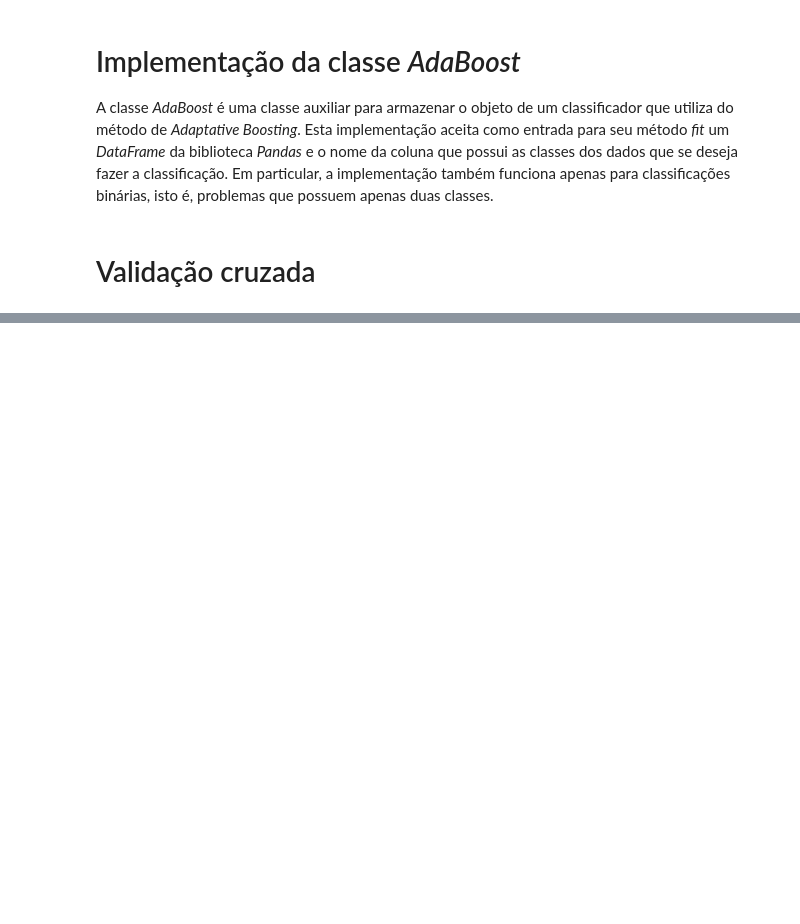
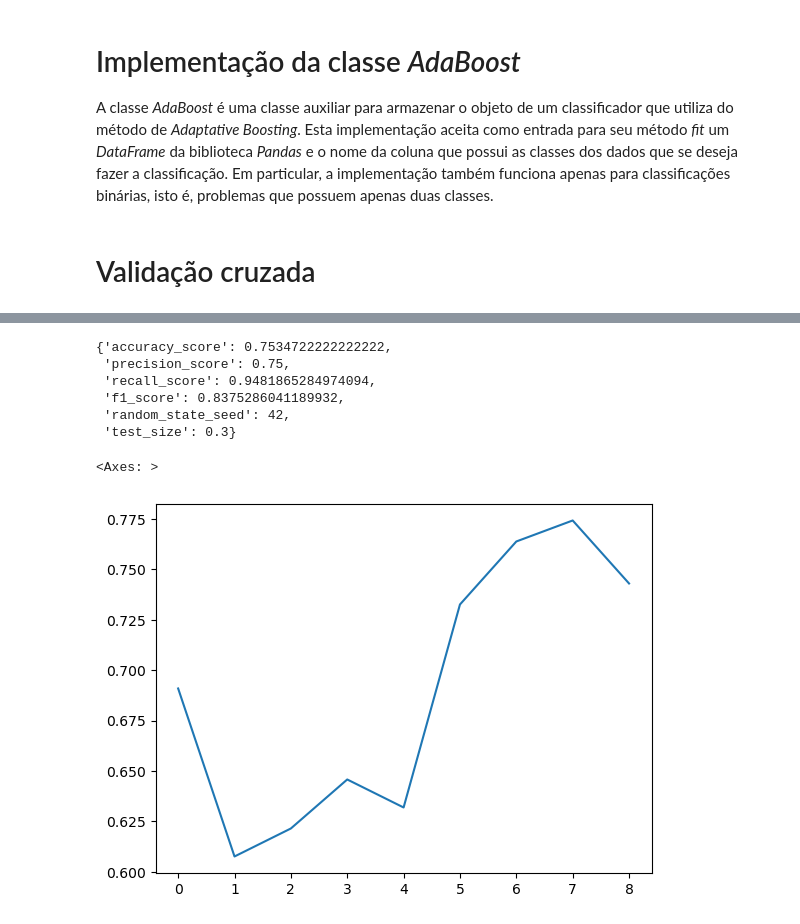
Before and after one commit to lframosferreira/boosting-process, a Jupyter notebook: notebooks/main.ipynb, the cells around one changed output, grey strips where cells are left out. Cells and saved outputs as stored; diff of their text form; code cells hidden in the pictures; blank space fills up the shorter version.

Commit message:
started plotting

```diff
--- a/notebooks/main.ipynb
+++ b/notebooks/main.ipynb
@@ -103,6 +104,7 @@ class AdaBoost:
         self.stumps_used = stumps_used
 
     def predict(self, X: pd.DataFrame) -> npt.NDArray[np.int8]:
+        assert self.fitted, "The model should be fitted before being used to predict something"
         predictions: npt.NDArray[np.int8] = np.empty(shape=X.shape[0], dtype=np.int8)
         for i, (_, row) in enumerate(X.iterrows()):
             agg_sum: np.float64 = 0
@@ -169,0 +180,48 @@ cross_validation(data=ttt_df)
+# %%
+# aux function to generate run_info from predictions
+
+def get_run_info(y_pred: npt.NDArray[np.int8], y_test: npt.NDArray[np.int8]) -> dict:
+
+    accuracy_score: np.float_ = metrics.accuracy_score(y_test, y_pred)
+    precision_score: npt.NDArray[np.float_] = metrics.precision_score(
+        y_test, y_pred, zero_division=0
+    )
+    recall_score: npt.NDArray[np.float_] = metrics.recall_score(
+        y_test, y_pred, zero_division=0
+    )
+    f1_score: npt.NDArray[np.float_] = metrics.f1_score(
+        y_test, y_pred
+    )
+    run_info: dict = {
+        "accuracy_score": accuracy_score,
+        "precision_score": precision_score,
+        "recall_score": recall_score,
+        "f1_score": f1_score,
+        "random_state_seed": RANDOM_STATE,
+        "test_size": TEST_SIZE,
+    }
+    return run_info
+# %%
+clf = AdaBoost(number_of_stumps=20)
+clf.fit(data=train, label_col="positive")
+y_pred: npt.NDArray[np.int8] =  clf.predict(X=X_test)
+get_run_info(y_pred=y_pred, y_test=y_test)
+# %% [output]
+{'accuracy_score': 0.7534722222222222,
+ 'precision_score': 0.75,
+ 'recall_score': 0.9481865284974094,
+ 'f1_score': 0.8375286041189932,
+ 'random_state_seed': 42,
+ 'test_size': 0.3}
+# %%
+f1 = []
+for i in [3, 6, 9, 12, 15, 18, 21, 24, 27]:
+    clf = AdaBoost(number_of_stumps=i)
+    clf.fit(data=train, label_col="positive")
+    y_pred: npt.NDArray[np.int8] =  clf.predict(X=X_test)
+    r = get_run_info(y_pred=y_pred, y_test=y_test)
+    f1.append(r["accuracy_score"])
+sns.lineplot(f1)
+# %% [output]
+<Axes: >
+[figure, added]
```
Also changed, not shown: parts of 5 cells of this notebook, 1 other file.
